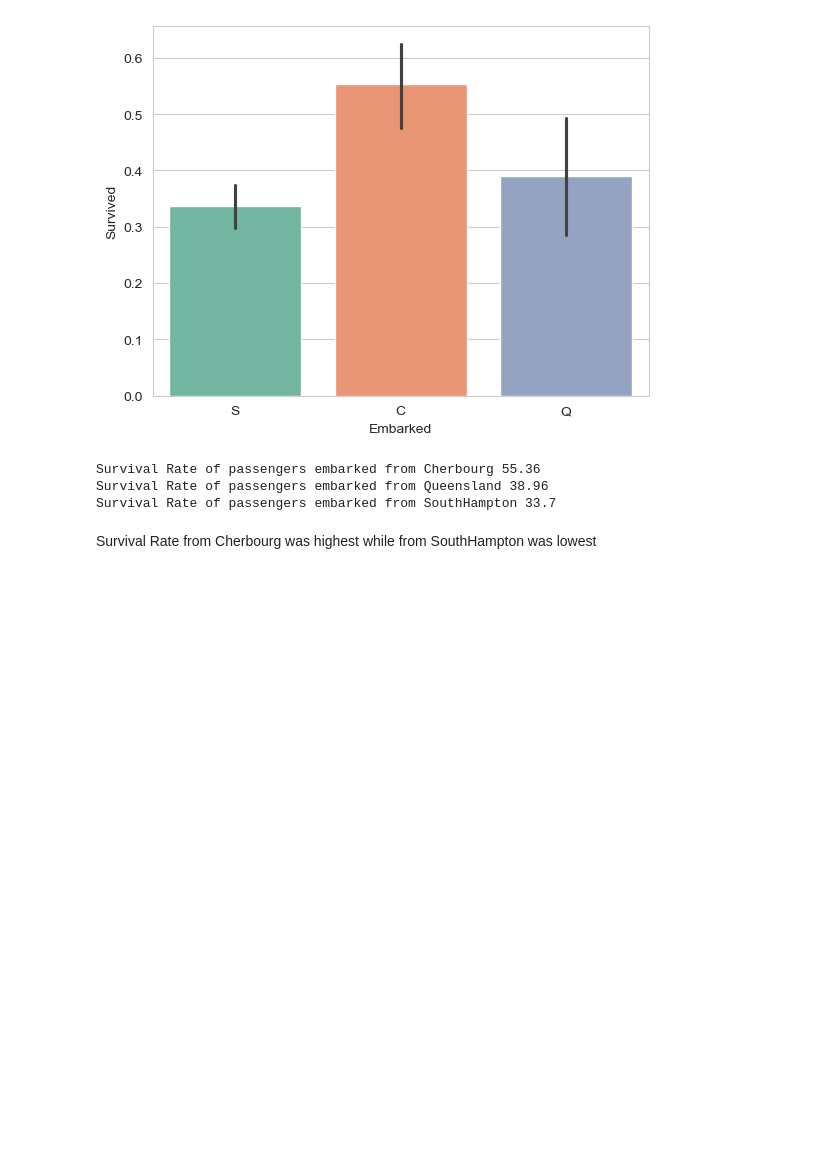
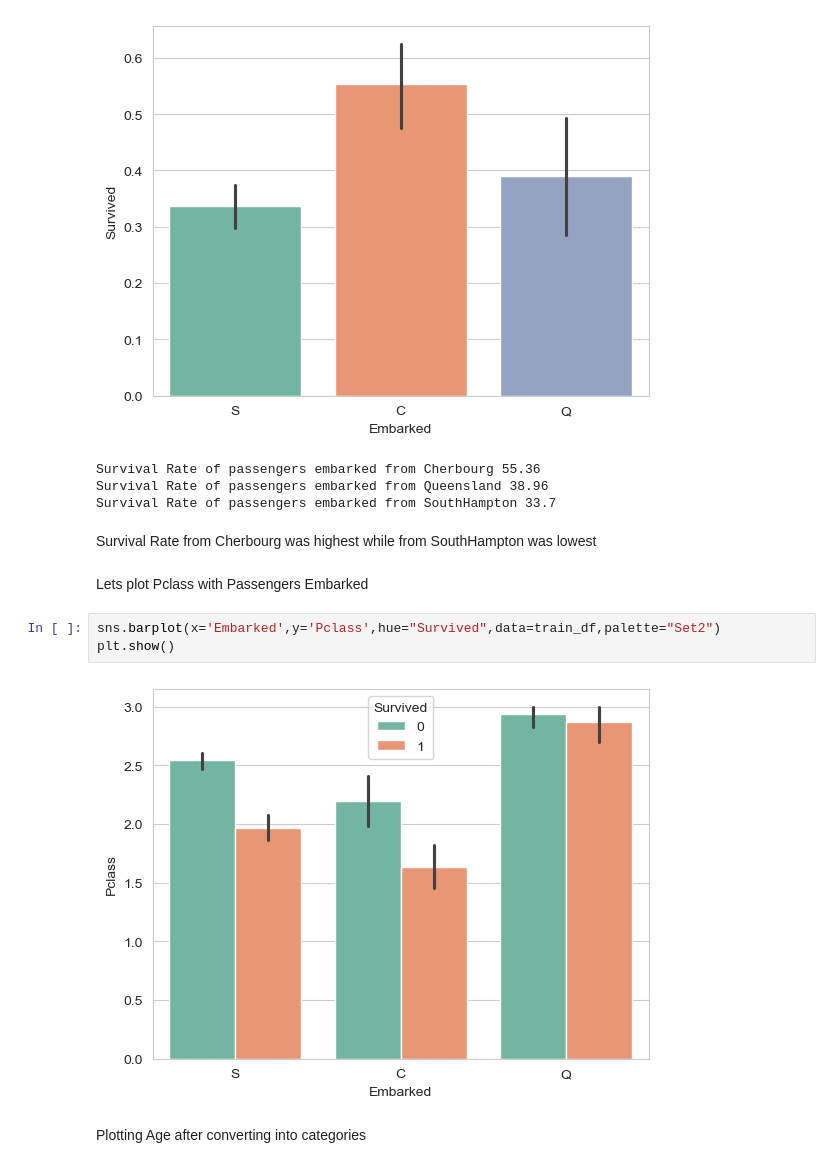
Before and after one commit to manishbhatia7/kaggle, a Jupyter notebook: input/titanic/notebook.ipynb, the cells around one changed output. Drawn from its saved outputs; the diff is of its cells as text; blank space fills up the shorter version.

```diff
--- a/input/titanic/notebook.ipynb
+++ b/input/titanic/notebook.ipynb
@@ -229,3 +229,12 @@ Survival Rate of passengers embarked from Queensland 38.96
 Survival Rate of passengers embarked from SouthHampton 33.7
 # %% [markdown]
 Survival Rate from Cherbourg was highest while from SouthHampton was lowest
+# %% [markdown]
+Lets plot Pclass with Passengers Embarked
+# %%
+sns.barplot(x='Embarked',y='Pclass',hue="Survived",data=train_df,palette="Set2")
+plt.show()
+# %% [output]
+[figure, added]
+# %% [markdown]
+Plotting Age after converting into categories
```
Also changed, not shown: parts of 2 cells of this notebook.
